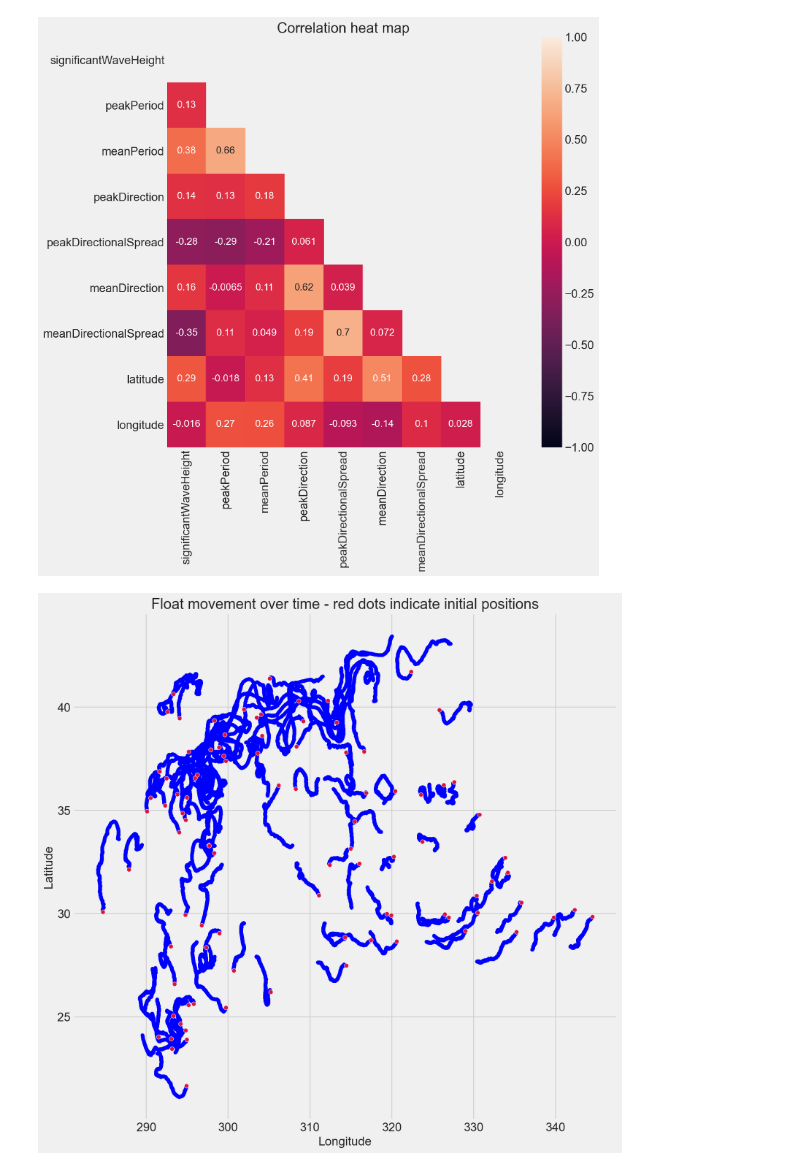
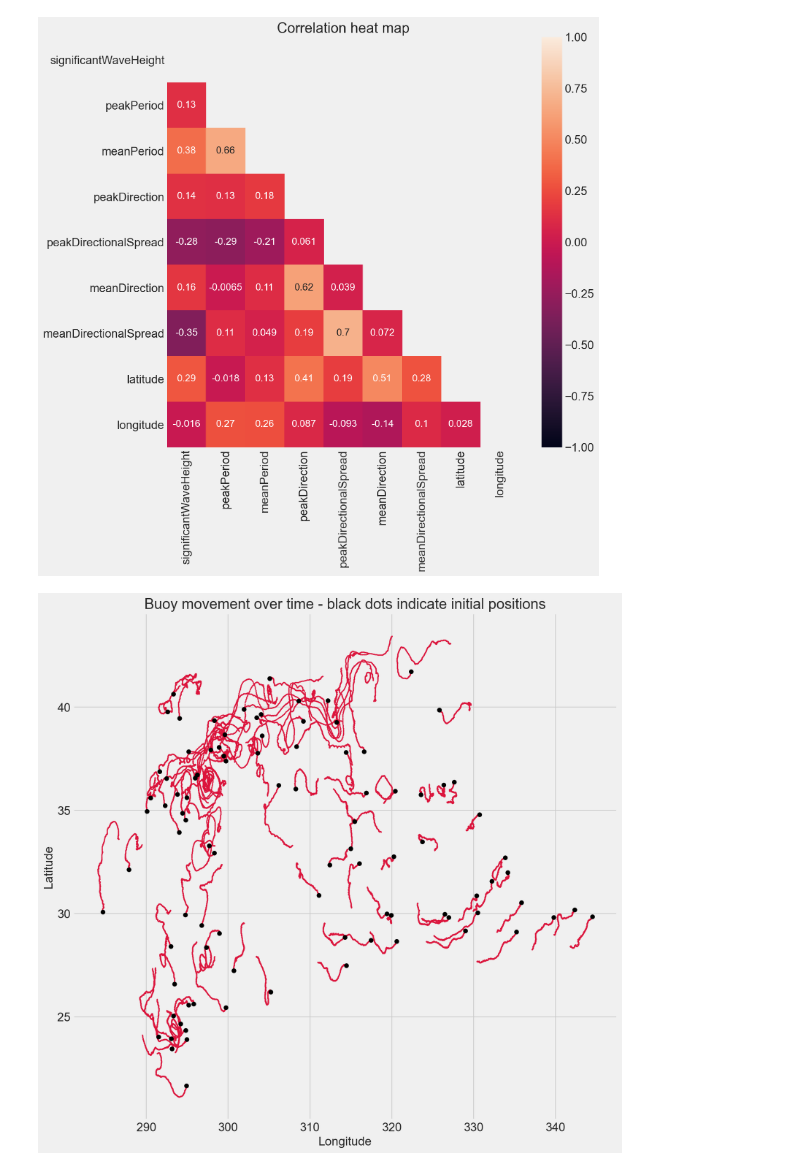
Before and after one commit to esbatiehsan/forecasting-floats, a Jupyter notebook: data-cleaning-exploration.ipynb, the cells around one changed output. Drawn from its saved outputs; the diff is of its cells as text; code cells hidden in the pictures.

```diff
--- a/data-cleaning-exploration.ipynb
+++ b/data-cleaning-exploration.ipynb
@@ -54,3 +40,28 @@ ax.set_title('Correlation heat map')
 plt.show()
 # %% [output]
 [figure]
+# %%
+def heading(cell):
+    heading = round(Geodesic.WGS84.Inverse(cell[9], cell[10], cell[11], cell[12])['azi1'], 2)
+    if heading < 0:
+        return heading + 360
+    else:
+        return heading
+
+def distance(cell):
+    return round(Geodesic.WGS84.Inverse(cell[9], cell[10], cell[11], cell[12])['s12'], 2)
+# %%
+first_buoy_data = original_data[original_data['spotId'] == 0]
+first_buoy_data['next_latitude'] = first_buoy_data['latitude'].shift(-1)
+first_buoy_data['next_longitude'] = first_buoy_data['longitude'].shift(-1)
+
+first_buoy_data['heading'] = first_buoy_data.apply(heading, axis=1)
+first_buoy_data['distance'] = first_buoy_data.apply(distance, axis=1).shift(1)
+# %%
+for buoy in original_data['spotId'].unique()[1:]:
+    subs_buoy_data = original_data[original_data['spotId'] == buoy]
+    subs_buoy_data['next_latitude'] = subs_buoy_data['latitude'].shift(-1)
+    subs_buoy_data['next_longitude'] = subs_buoy_data['longitude'].shift(-1)
+    subs_buoy_data['heading'] = subs_buoy_data.apply(heading, axis=1)
+    subs_buoy_data['distance'] = subs_buoy_data.apply(distance, axis=1).shift(1)
+    first_buoy_data = pd.concat([first_buoy_data, subs_buoy_data], ignore_index=True)
@@ -57,12 +72,14 @@ plt.show()
+# %%
+buoy_data = pd.read_csv('../data-sources/forecasting-floats/cleaned-buoy-data.csv')
 # %%
 fig, ax = plt.subplots(figsize=(12, 12))
-floats_data.plot(kind='scatter', x='longitude', y='latitude', c=['blue'], ax=ax)
-for floater in floats_data['spotId'].unique():
-    sns.scatterplot(data=floats_data[floats_data['spotId'] == floater][:1],
-                x='longitude', y='latitude', c=['crimson'], ax=ax)
-ax.set_title('Float movement over time - red dots indicate initial positions')
+sns.scatterplot(data=buoy_data, x='longitude', y='latitude', c=['crimson'], edgecolor=None, s=2.5, ax=ax)
+for buoy in buoy_data['spotId'].unique():
+    sns.scatterplot(data=buoy_data[buoy_data['spotId'] == buoy][:1],
+                        x='longitude', y='latitude', c=['black'], edgecolor=None, ax=ax)
+ax.set_title('Buoy movement over time - black dots indicate initial positions')
 ax.set_xlabel('Longitude')
 ax.set_ylabel('Latitude')
 plt.show()
 # %% [output]
-[figure, old version]
+[figure, new version]
```
Also changed, not shown: parts of 12 cells of this notebook.
